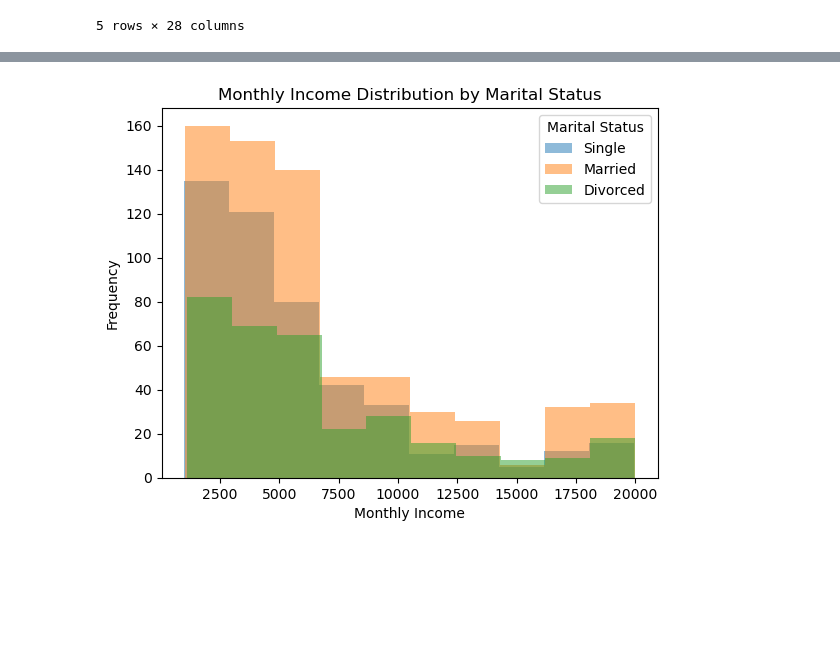
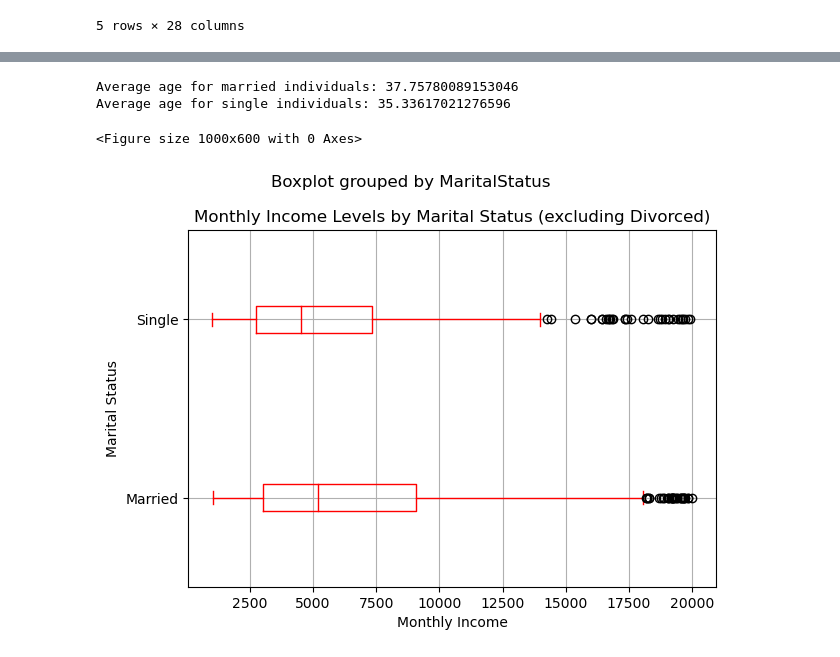
Before and after one commit to Amer4r/group-project-1, a Jupyter notebook: data_cleaning.ipynb, the cells around one changed output, grey strips where cells are left out. Saved outputs shown, nothing was run; the diff lists cells and outputs as text; code cells hidden in the pictures; blank space fills up the shorter version.

```diff
--- a/data_cleaning.ipynb
+++ b/data_cleaning.ipynb
@@ -197,13 +217,25 @@ plt.show()
+# %%
+# To calculate average age of the groups
+average_age_by_marital_status = cleaned_data.groupby('MaritalStatus')['Age'].mean()
+
+# Print the average age for married and single individuals
+print("Average age for married individuals:", average_age_by_marital_status['Married'])
+print("Average age for single individuals:", average_age_by_marital_status['Single'])
+# %% [output]
+Average age for married individuals: 37.75780089153046
+Average age for single individuals: 35.33617021276596
 # %%
-# Plotting histograms for each marital status category
-for status in cleaned_data['MaritalStatus'].unique():
-    subset = cleaned_data[cleaned_data['MaritalStatus'] == status]
-    plt.hist(subset['MonthlyIncome'], alpha=0.5, label=status)
+# Filter out rows where marital status is not 'Divorced'
+cleaned_data_filtered = cleaned_data[cleaned_data['MaritalStatus'] != 'Divorced']
 
-plt.title('Monthly Income Distribution by Marital Status')
+# Create a box plot to compare monthly income levels by marital status
+plt.figure(figsize=(10, 6))
+cleaned_data_filtered.boxplot(column='MonthlyIncome', by='MaritalStatus', vert=False, color ='red')
+plt.title('Monthly Income Levels by Marital Status (excluding Divorced)')
 plt.xlabel('Monthly Income')
-plt.ylabel('Frequency')
-plt.legend(title='Marital Status')
+plt.ylabel('Marital Status')
+plt.tight_layout()
 plt.show()
 # %% [output]
+<Figure size 1000x600 with 0 Axes>
-[figure, old version]
+[figure, new version]
```
Also changed, not shown: parts of 18 cells of this notebook.
